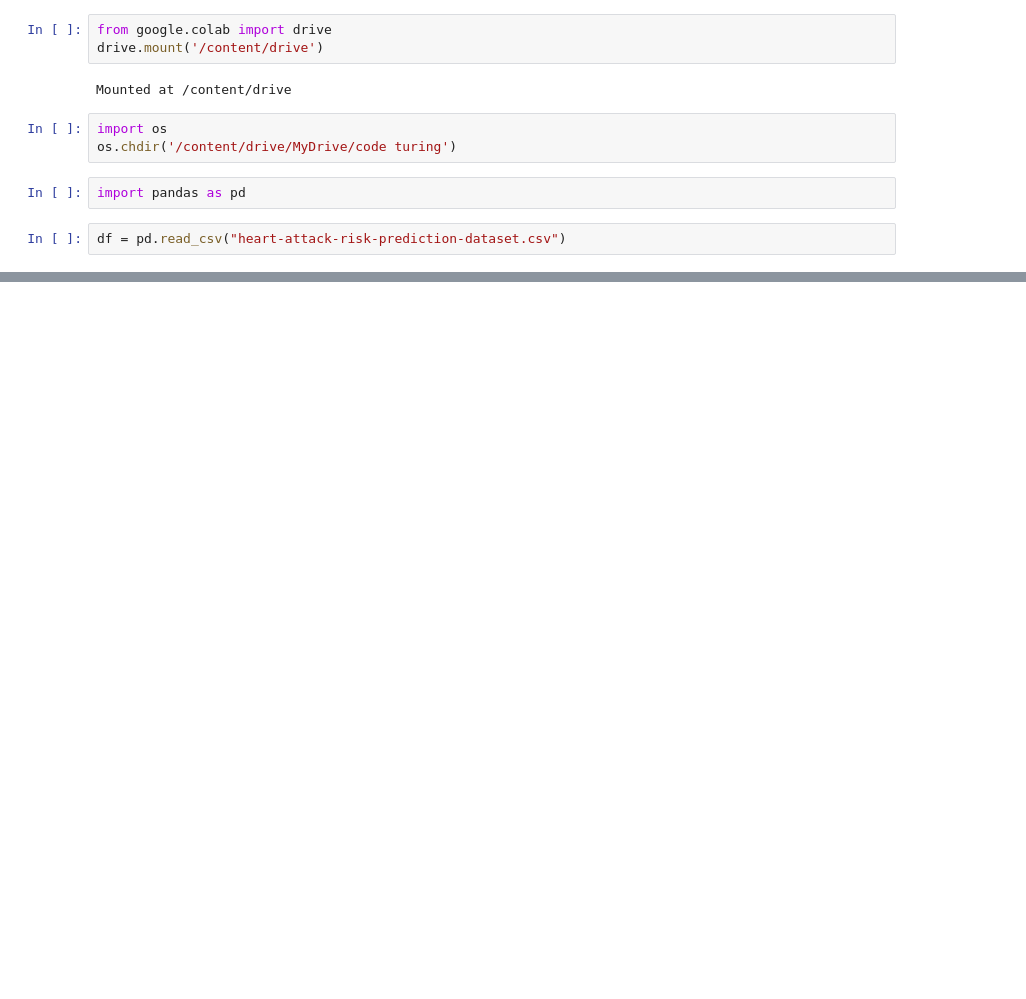
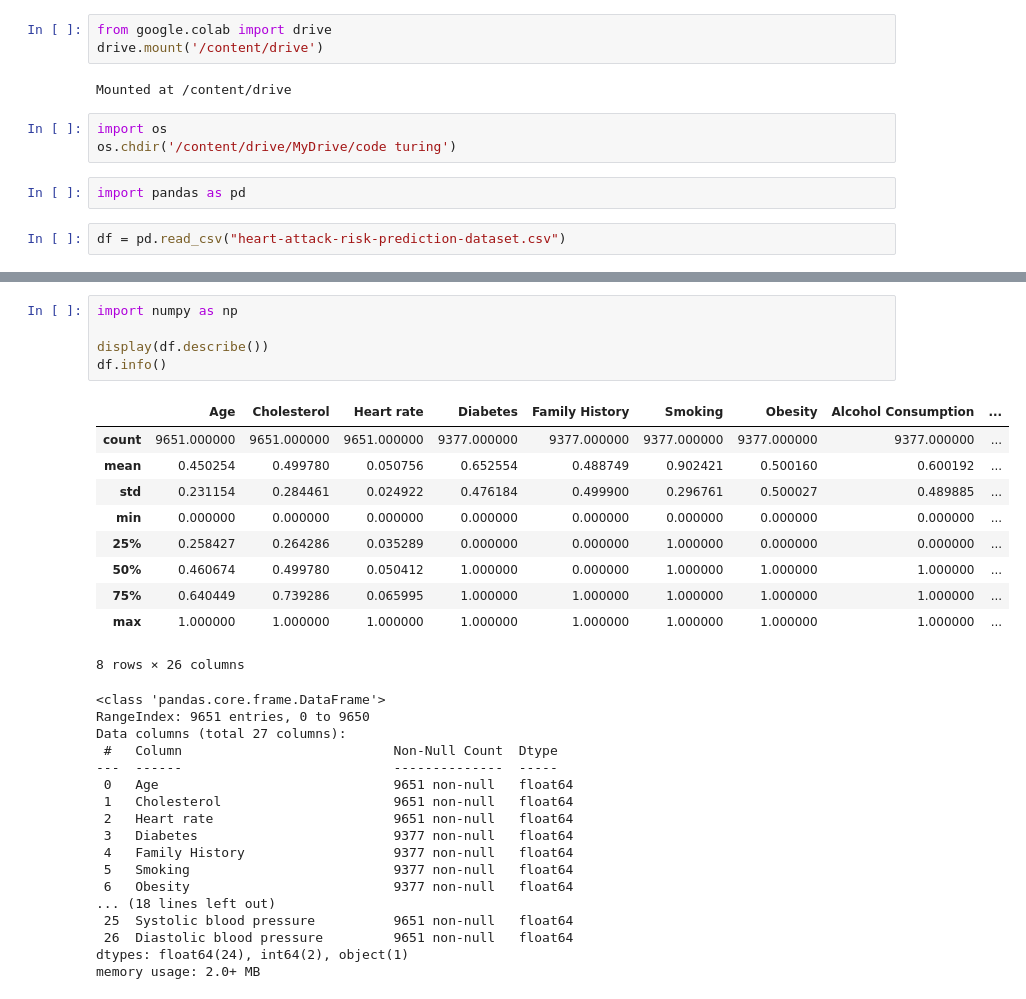
Before and after one commit to Rohne-K/TMDL_group1_project, a Jupyter notebook: Week2_code.ipynb, the cells around one changed output, grey strips where cells are left out. Drawn from its saved outputs; the diff is of its cells as text; blank space fills up the shorter version.

```diff
--- a/Week2_code.ipynb
+++ b/Week2_code.ipynb
@@ -30,0 +48,33 @@ df_diet3 =
+# %%
+import numpy as np
+
+display(df.describe())
+df.info()
+# %% [output]
+|  | Age | Cholesterol | Heart rate | Diabetes | Family History | Smoking | Obesity | Alcohol Consumption | ... |
+| count | 9651.000000 | 9651.000000 | 9651.000000 | 9377.000000 | 9377.000000 | 9377.000000 | 9377.000000 | 9377.000000 | ... |
+| mean | 0.450254 | 0.499780 | 0.050756 | 0.652554 | 0.488749 | 0.902421 | 0.500160 | 0.600192 | ... |
+| std | 0.231154 | 0.284461 | 0.024922 | 0.476184 | 0.499900 | 0.296761 | 0.500027 | 0.489885 | ... |
+| min | 0.000000 | 0.000000 | 0.000000 | 0.000000 | 0.000000 | 0.000000 | 0.000000 | 0.000000 | ... |
+| 25% | 0.258427 | 0.264286 | 0.035289 | 0.000000 | 0.000000 | 1.000000 | 0.000000 | 0.000000 | ... |
+| 50% | 0.460674 | 0.499780 | 0.050412 | 1.000000 | 0.000000 | 1.000000 | 1.000000 | 1.000000 | ... |
+| 75% | 0.640449 | 0.739286 | 0.065995 | 1.000000 | 1.000000 | 1.000000 | 1.000000 | 1.000000 | ... |
+| max | 1.000000 | 1.000000 | 1.000000 | 1.000000 | 1.000000 | 1.000000 | 1.000000 | 1.000000 | ... |
+8 rows × 26 columns
+<class 'pandas.core.frame.DataFrame'>
+RangeIndex: 9651 entries, 0 to 9650
+Data columns (total 27 columns):
+ #   Column                           Non-Null Count  Dtype
+---  ------                           --------------  -----
+ 0   Age                              9651 non-null   float64
+ 1   Cholesterol                      9651 non-null   float64
+ 2   Heart rate                       9651 non-null   float64
+ 3   Diabetes                         9377 non-null   float64
+ 4   Family History                   9377 non-null   float64
+ 5   Smoking                          9377 non-null   float64
+ 6   Obesity                          9377 non-null   float64
+... (18 lines left out)
+ 25  Systolic blood pressure          9651 non-null   float64
+ 26  Diastolic blood pressure         9651 non-null   float64
+dtypes: float64(24), int64(2), object(1)
+memory usage: 2.0+ MB
```
Also changed, not shown: parts of 3 cells of this notebook.
